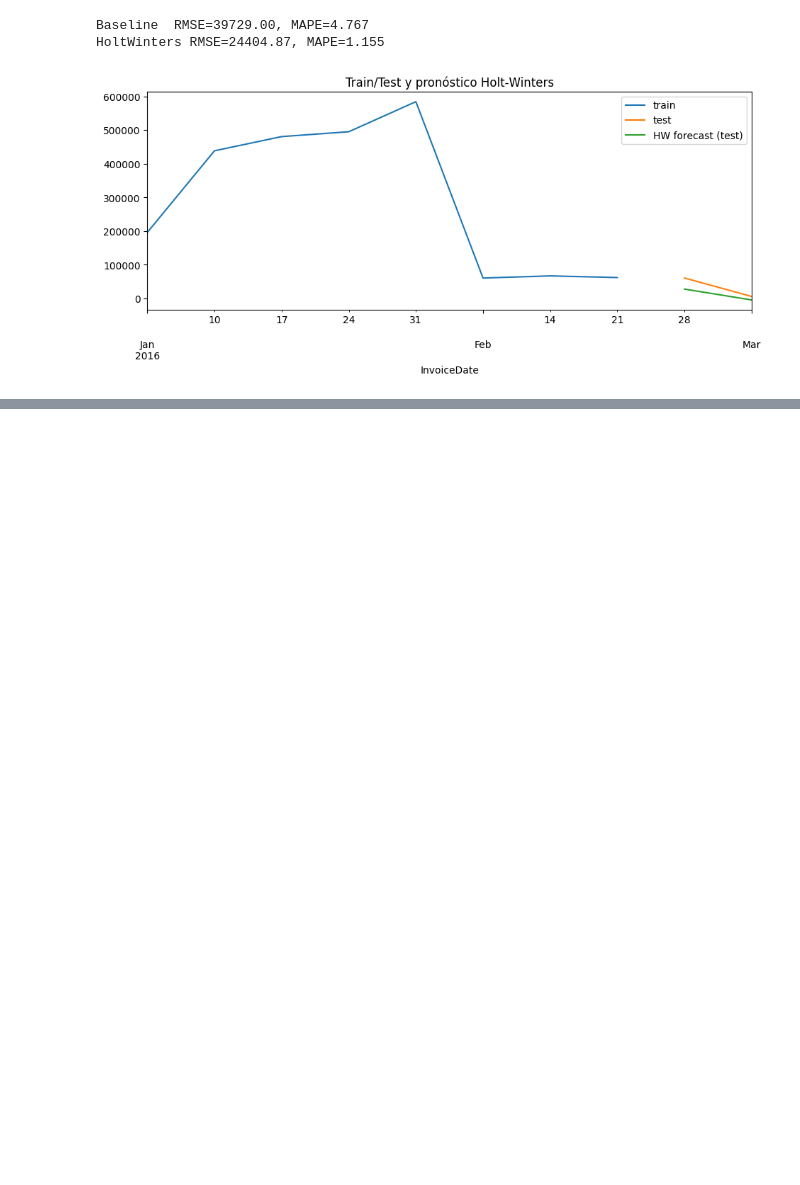
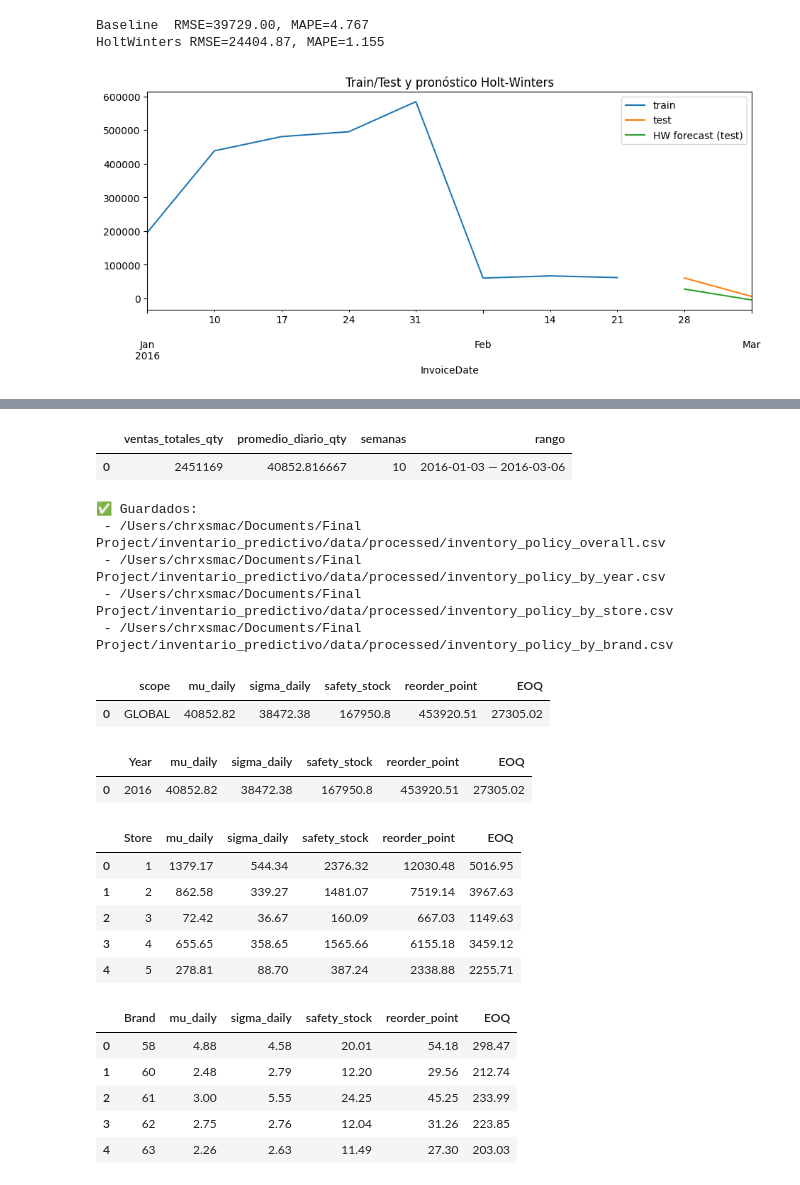
Before and after one commit to sebasarangot96/inventario_predictivo, a Jupyter notebook: notebooks/02_forecast.ipynb, the cells around one changed output, grey strips where cells are left out. Drawn from its saved outputs; the diff is of its cells as text; code cells hidden in the pictures; blank space fills up the shorter version.

```diff
--- a/notebooks/02_forecast.ipynb
+++ b/notebooks/02_forecast.ipynb
@@ -349,0 +386,14 @@ display(policy)
+# %%
+# ---------------------------
+# Redondeo amable y exportes
+# ---------------------------
+def _round_df(df, ndigits=2):
+    if df.empty:
+        return df
+    num_cols = df.select_dtypes(include=[np.number]).columns
+    return df.assign(**{c: df[c].round(ndigits) for c in num_cols})
+
+df_global_out = _round_df(df_global, 2)
+df_year_out   = _round_df(df_year, 2)
+df_store_out  = _round_df(df_store, 2)
+df_brand_out  = _round_df(df_brand, 2)
@@ -349,0 +456,61 @@ display(policy)
+# %%
+kpis = pd.DataFrame({
+    "ventas_totales_qty":[sales[qty_col].sum()],
+    "promedio_diario_qty":[ts_d.mean()],
+    "semanas":[len(ts_w)],
+    "rango":[f"{ts_w.index.min().date()} — {ts_w.index.max().date()}"]
+})
+kpis.to_csv(PROCESSED_DIR/"kpis_descriptivos.csv", index=False)
+display(kpis)
+
+## Aquí se generan KPIs descriptivos básicos: ventas totales, promedio diario,
+## cantidad de semanas analizadas y rango de fechas de los datos.
+## Se guardan en un CSV y se muestran para tener un resumen rápido del dataset.
+# %% [output]
+|  | ventas_totales_qty | promedio_diario_qty | semanas | rango |
+| 0 | 2451169 | 40852.816667 | 10 | 2016-01-03 — 2016-03-06 |
+# %%
+# Guardar CSVs para Power BI
+p_global = PROCESSED_DIR / "inventory_policy_overall.csv"        # GLOBAL anualizada
+p_year   = PROCESSED_DIR / "inventory_policy_by_year.csv"        # POR AÑO
+df_global_out.to_csv(p_global, index=False)
+df_year_out.to_csv(p_year, index=False)
+
+if not df_store_out.empty:
+    df_store_out.to_csv(PROCESSED_DIR / "inventory_policy_by_store.csv", index=False)
+if not df_brand_out.empty:
+    df_brand_out.to_csv(PROCESSED_DIR / "inventory_policy_by_brand.csv", index=False)
+
+print("✅ Guardados:")
+print(" -", p_global)
+print(" -", p_year)
+if not df_store_out.empty: print(" -", PROCESSED_DIR / "inventory_policy_by_store.csv")
+if not df_brand_out.empty: print(" -", PROCESSED_DIR / "inventory_policy_by_brand.csv")
+
+# Vista rápida (opcional en notebook)
+display(df_global_out.head())
+display(df_year_out.head())
+if not df_store_out.empty: display(df_store_out.head())
+if not df_brand_out.empty: display(df_brand_out.head())
+# %% [output]
+✅ Guardados:
+ - /Users/chrxsmac/Documents/Final Project/inventario_predictivo/data/processed/inventory_policy_overall.csv
+ - /Users/chrxsmac/Documents/Final Project/inventario_predictivo/data/processed/inventory_policy_by_year.csv
+ - /Users/chrxsmac/Documents/Final Project/inventario_predictivo/data/processed/inventory_policy_by_store.csv
+ - /Users/chrxsmac/Documents/Final Project/inventario_predictivo/data/processed/inventory_policy_by_brand.csv
+|  | scope | mu_daily | sigma_daily | safety_stock | reorder_point | EOQ |
+| 0 | GLOBAL | 40852.82 | 38472.38 | 167950.8 | 453920.51 | 27305.02 |
+|  | Year | mu_daily | sigma_daily | safety_stock | reorder_point | EOQ |
+| 0 | 2016 | 40852.82 | 38472.38 | 167950.8 | 453920.51 | 27305.02 |
+|  | Store | mu_daily | sigma_daily | safety_stock | reorder_point | EOQ |
+| 0 | 1 | 1379.17 | 544.34 | 2376.32 | 12030.48 | 5016.95 |
+| 1 | 2 | 862.58 | 339.27 | 1481.07 | 7519.14 | 3967.63 |
+| 2 | 3 | 72.42 | 36.67 | 160.09 | 667.03 | 1149.63 |
+| 3 | 4 | 655.65 | 358.65 | 1565.66 | 6155.18 | 3459.12 |
+| 4 | 5 | 278.81 | 88.70 | 387.24 | 2338.88 | 2255.71 |
+|  | Brand | mu_daily | sigma_daily | safety_stock | reorder_point | EOQ |
+| 0 | 58 | 4.88 | 4.58 | 20.01 | 54.18 | 298.47 |
+| 1 | 60 | 2.48 | 2.79 | 12.20 | 29.56 | 212.74 |
+| 2 | 61 | 3.00 | 5.55 | 24.25 | 45.25 | 233.99 |
+| 3 | 62 | 2.75 | 2.76 | 12.04 | 31.26 | 223.85 |
+| 4 | 63 | 2.26 | 2.63 | 11.49 | 27.30 | 203.03 |
```
Also changed, not shown: parts of 17 cells of this notebook, 1 other file.
